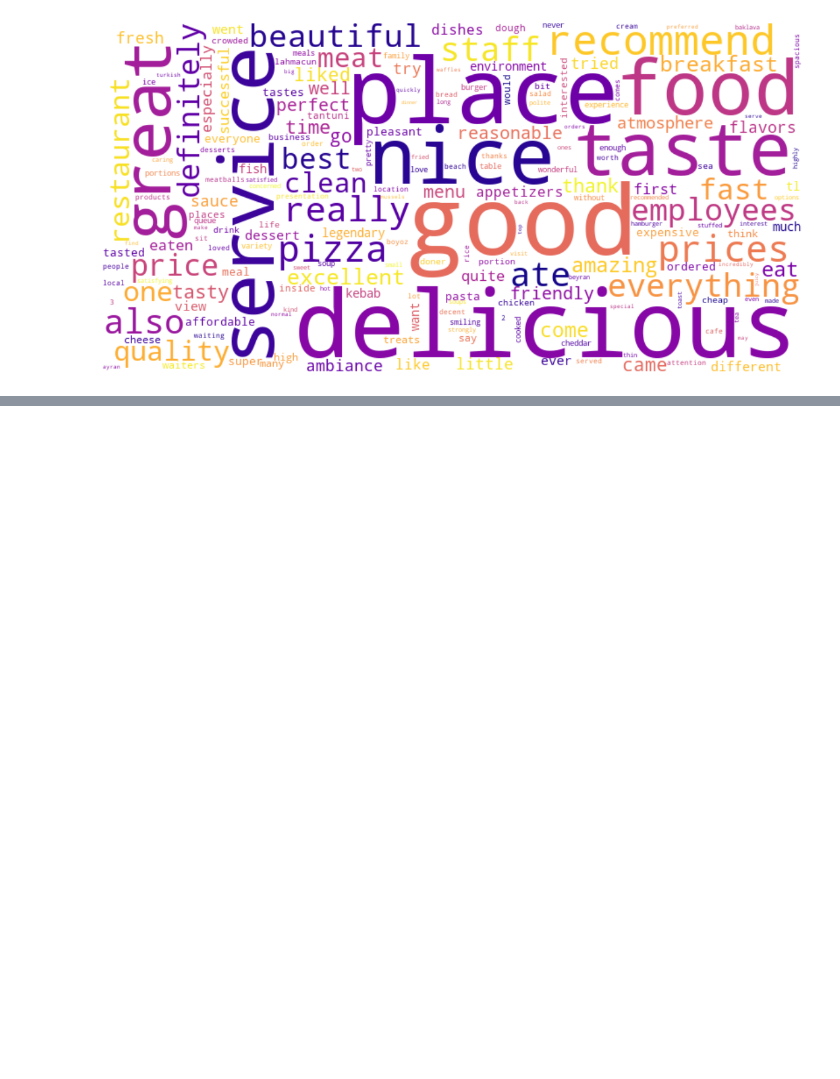
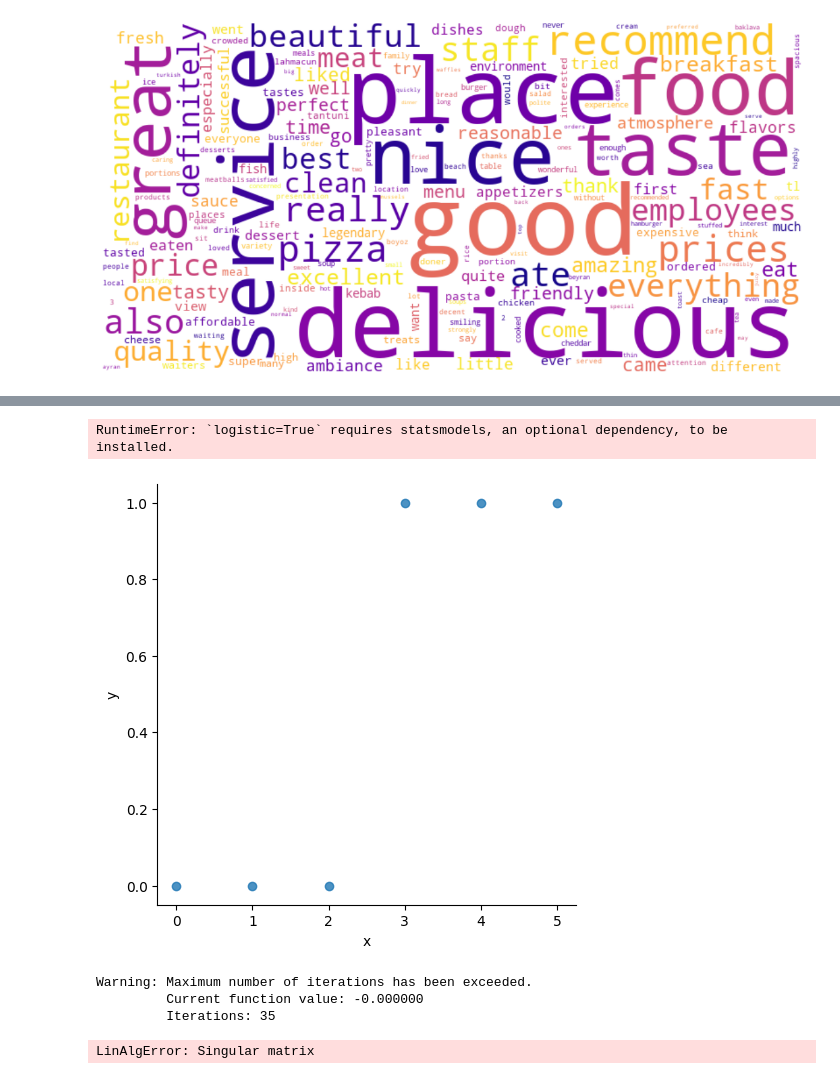
Before and after one commit to yyang35/datascience-capstone-project, a Jupyter notebook: google_map.ipynb, the cells around one changed output, grey strips where cells are left out. Drawn from its saved outputs; the diff is of its cells as text; code cells hidden in the pictures; blank space fills up the shorter version.

```diff
--- a/google_map.ipynb
+++ b/google_map.ipynb
@@ -217,0 +359,40 @@ plt.show()
+# %%
+import seaborn as sns
+import pandas as pd
+
+# Example dataset
+df = pd.DataFrame({
+    'x': [0, 1, 2, 3, 4, 5],
+    'y': [0, 0, 0, 1, 1, 1]
+})
+
+# Plot with logistic regression
+sns.lmplot(x='x', y='y', data=df, logistic=True)
+# %% [output]
+RuntimeError: `logistic=True` requires statsmodels, an optional dependency, to be installed.
+[figure, added]
+# %%
+import statsmodels.api as sm
+import matplotlib.pyplot as plt
+
+# Add a constant term to the predictor
+df['intercept'] = 1
+
+# Fit the logistic regression model
+logit_model = sm.Logit(df['y'], df[['intercept', 'x']])
+result = logit_model.fit()
+
+# Generate predictions using the model
+df['predictions'] = result.predict(df[['intercept', 'x']])
+
+# Plot the data and the logistic curve
+plt.scatter(df['x'], df['y'], color='red')
+plt.plot(df['x'], df['predictions'], color='blue')
+plt.xlabel('x')
+plt.ylabel('Probability')
+plt.show()
+# %% [output]
+Warning: Maximum number of iterations has been exceeded.
+         Current function value: -0.000000
+         Iterations: 35
+LinAlgError: Singular matrix
```
Also changed, not shown: parts of 23 cells of this notebook, 10 other files.
